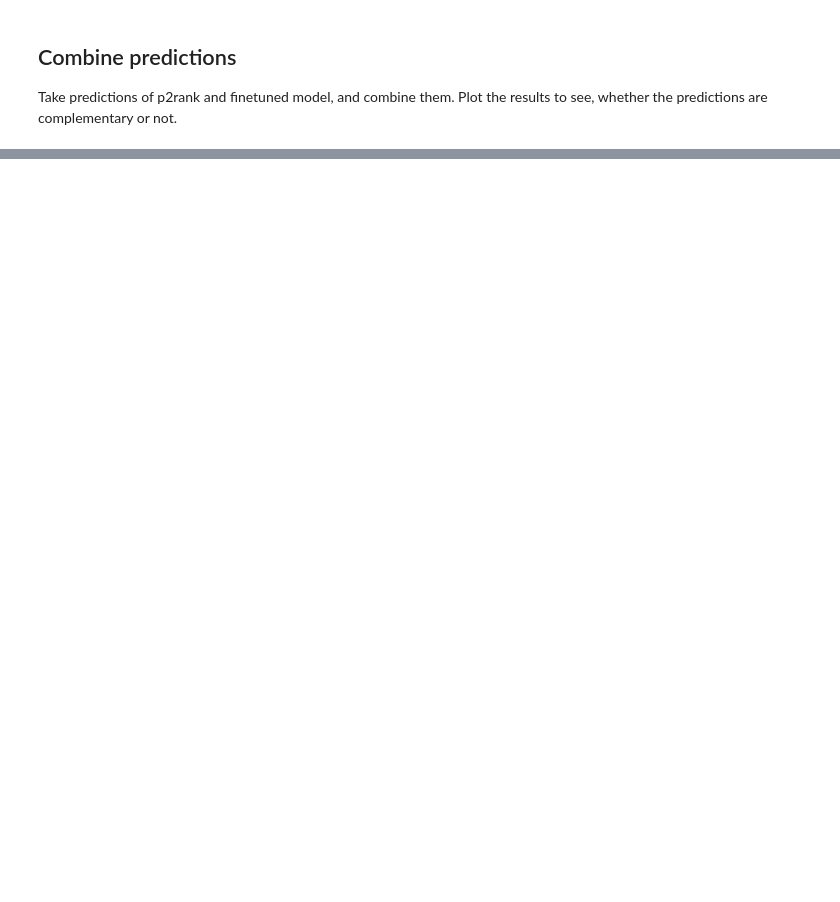
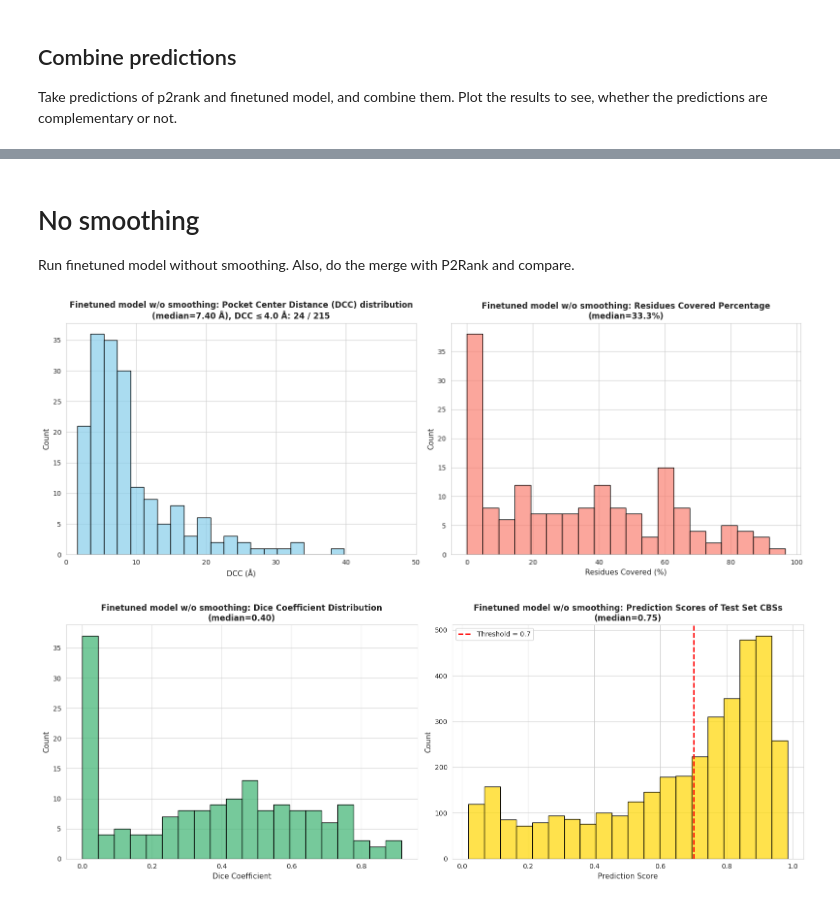
Before and after one commit to skrhakv/seq2pocket, a Jupyter notebook: src/B-evaluate-cryptoshow/pocket-level-evaluation.ipynb, the cells around one changed output, grey strips where cells are left out. Saved outputs shown, nothing was run; the diff lists cells and outputs as text; code cells hidden in the pictures; blank space fills up the shorter version.

Commit message:
run the evaluation of finetuned model and merged predictions of p2rank and the model, however without smoothing

```diff
--- a/src/B-evaluate-cryptoshow/pocket-level-evaluation.ipynb
+++ b/src/B-evaluate-cryptoshow/pocket-level-evaluation.ipynb
@@ -417,0 +413,3 @@ eval_utils.print_plots(DCCs, coverages, dice_coefficients, binding_prediction_sc
+# %% [markdown]
+# No smoothing
+Run finetuned model without smoothing. Also, do the merge with P2Rank and compare.
@@ -417,0 +474,8 @@ eval_utils.print_plots(DCCs, coverages, dice_coefficients, binding_prediction_sc
+# %%
+DCCs, coverages, dice_coefficients, binding_prediction_scores, number_of_pockets = eval_utils.compute_pocket_level_metrics(cryptic_binding_residues, no_smoothing_predicted_binding_sites, no_smoothing_prediction_scores, COORDINATES_DIR)
+MODEL = 'Finetuned model w/o smoothing'
+
+eval_utils.print_plots(DCCs, coverages, dice_coefficients, binding_prediction_scores, number_of_pockets, MODEL)
+# %% [output]
+[figure, added]
+[figure, added]
```
Also changed, not shown: parts of 8 cells of this notebook, 1 other file.
